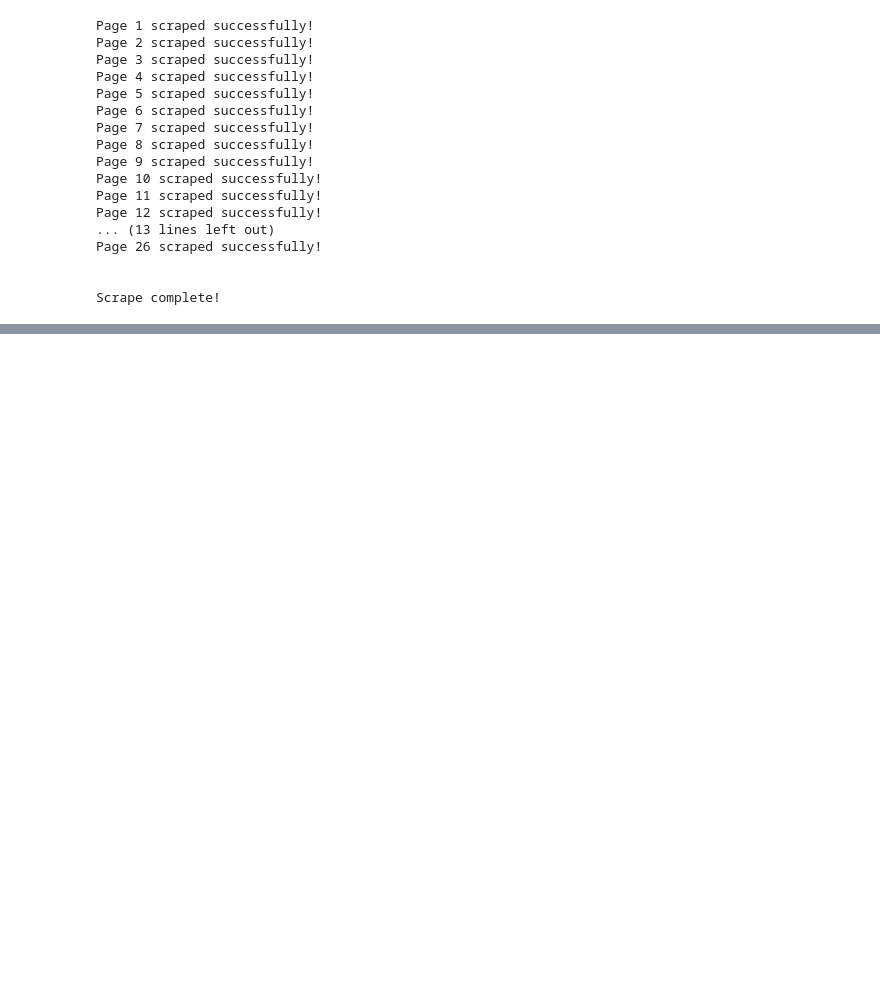
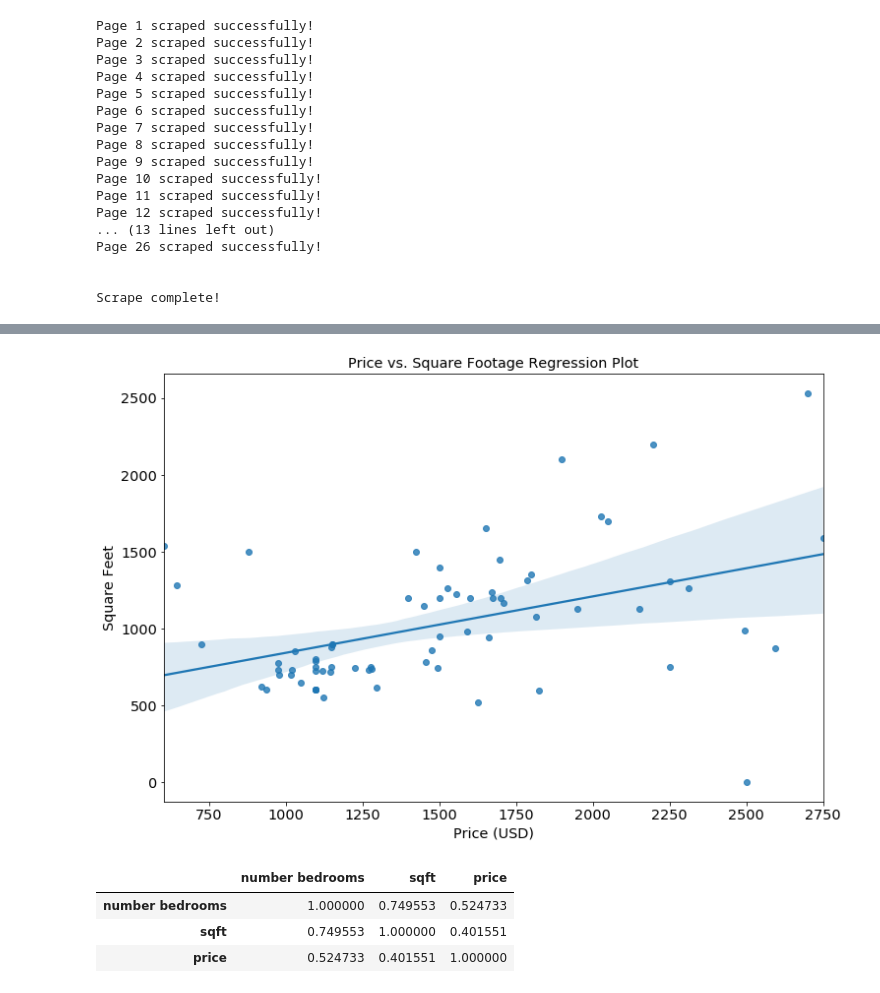
Before and after one commit to sjburwell/craigsavvy, a Jupyter notebook: craigsavvy_apartments.ipynb, the cells around one changed output, grey strips where cells are left out. Saved outputs shown, nothing was run; the diff lists cells and outputs as text; code cells hidden in the pictures; blank space fills up the shorter version.

```diff
--- a/craigsavvy_apartments.ipynb
+++ b/craigsavvy_apartments.ipynb
@@ -1,4 +1,6 @@
 # %%
+## From: https://towardsdatascience.com/web-scraping-craigslist-a-complete-tutorial-c41cea4f4981
+
 #import get to call a get request on the site
 from requests import get
 
@@ -12,7 +14,7 @@ html_soup = BeautifulSoup(response.text, 'html.parser')
 posts = html_soup.find_all('li', class_= 'result-row')
 print(type(posts)) #to double check that I got a ResultSet
 print( len(posts)) #to double check I got 120 (elements/page)
-post = posts[1]
+post = posts[5]
 # %% [output]
 <class 'bs4.element.ResultSet'>
 120
@@ -63,0 +102,4 @@ if curhood:
+# %%
+curpost = get(post.find('a', class_='result-title hdrlnk')['href']).text
+curmap = BeautifulSoup(curpost,'html.parser').find_all('div',class_='mapbox')
+print(curmap)
@@ -247,0 +501,15 @@ ModuleNotFoundError: No module named 'pandas'
+# %%
+plt.figure(figsize=(12, 8))
+sns.regplot(x='price', y='sqft', data=apts.dropna());
+plt.title('Price vs. Square Footage Regression Plot');
+plt.xlabel("Price (USD)");
+plt.ylabel("Square Feet");
+# %% [output]
+[figure, added]
+# %%
+apts.corr()
+# %% [output]
+|  | number bedrooms | sqft | price |
+| number bedrooms | 1.000000 | 0.749553 | 0.524733 |
+| sqft | 0.749553 | 1.000000 | 0.401551 |
+| price | 0.524733 | 0.401551 | 1.000000 |
```
Also changed, not shown: parts of 17 cells of this notebook, 2 other files.
